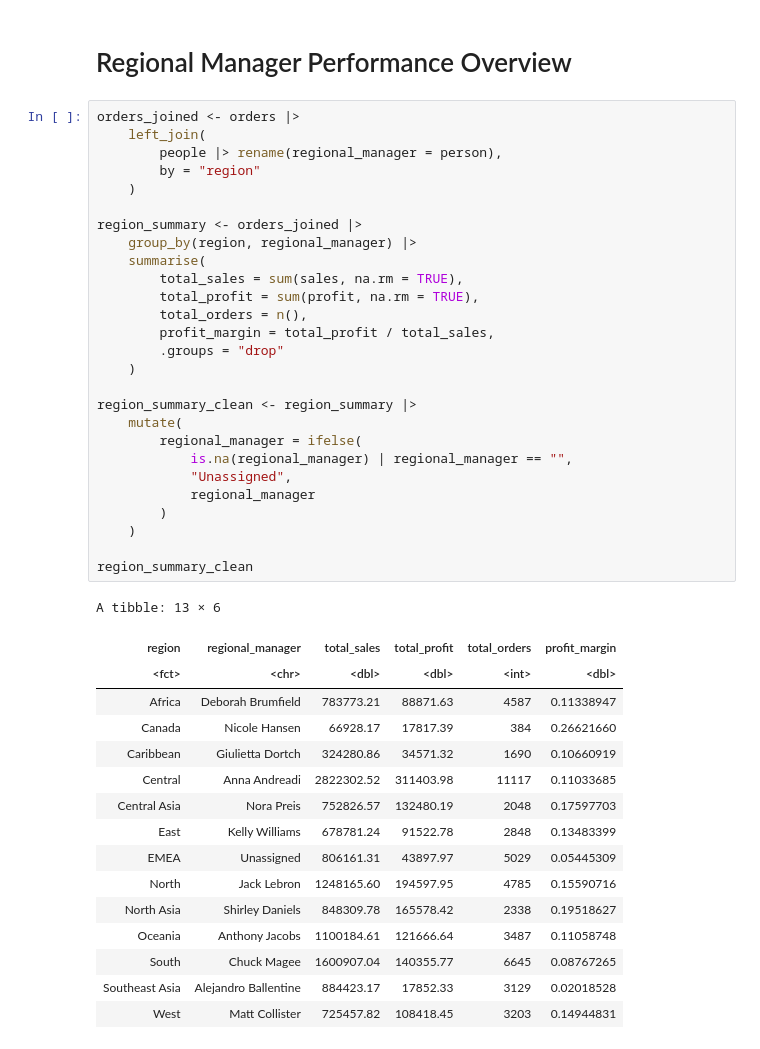
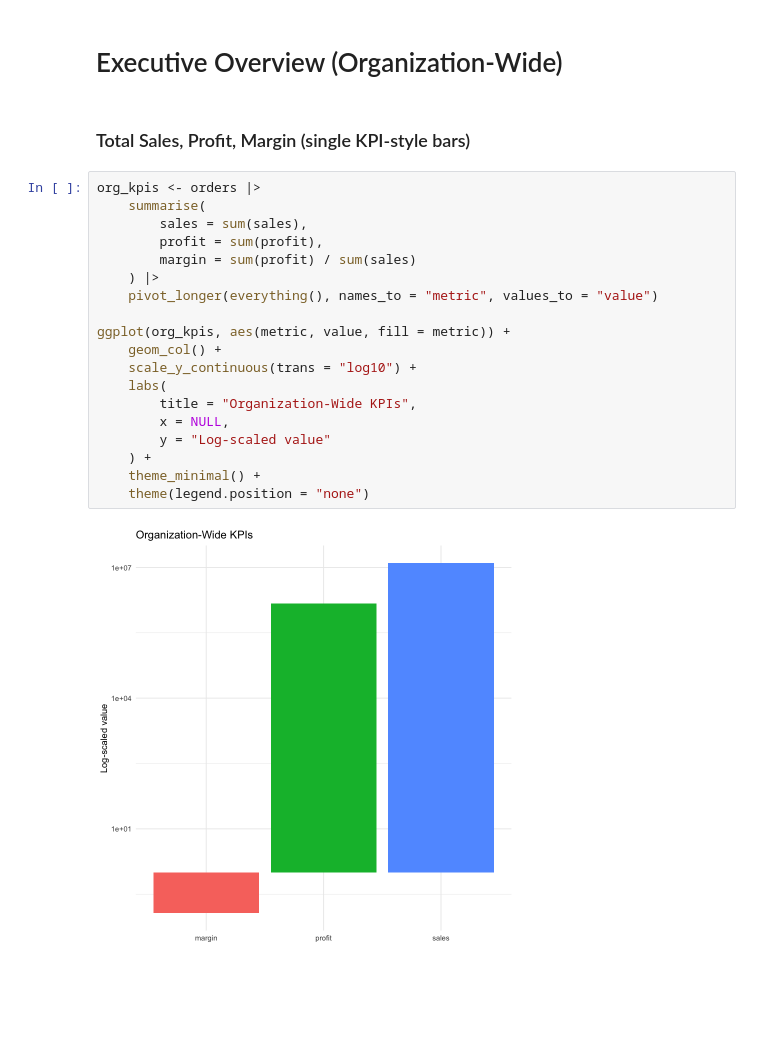
Before and after one commit to aleksiakolo/product-sales-analysis, a Jupyter notebook: notebooks/visualization/03_manager_performance.ipynb, the cells around one changed output. Saved outputs shown, nothing was run; the diff lists cells and outputs as text; blank space fills up the shorter version.

```diff
--- a/notebooks/visualization/03_manager_performance.ipynb
+++ b/notebooks/visualization/03_manager_performance.ipynb
@@ -45,49 +45,28 @@ chr (2): person, region
 
 ℹ Use `spec()` to retrieve the full column specification for this data.
 ℹ Specify the column types or set `show_col_types = FALSE` to quiet this message.
-# %% [markdown]
-# Regional Manager Performance Overview
-# %%
-orders_joined <- orders |>
-    left_join(
-        people |> rename(regional_manager = person),
-        by = "region"
-    )
-
-region_summary <- orders_joined |>
-    group_by(region, regional_manager) |>
-    summarise(
-        total_sales = sum(sales, na.rm = TRUE),
-        total_profit = sum(profit, na.rm = TRUE),
-        total_orders = n(),
-        profit_margin = total_profit / total_sales,
-        .groups = "drop"
-    )
-
-region_summary_clean <- region_summary |>
-    mutate(
-        regional_manager = ifelse(
-            is.na(regional_manager) | regional_manager == "",
-            "Unassigned",
-            regional_manager
-        )
-    )
-
-region_summary_clean
-# %% [output]
-A tibble: 13 × 6
-| region | regional_manager | total_sales | total_profit | total_orders | profit_margin |
-| <fct> | <chr> | <dbl> | <dbl> | <int> | <dbl> |
-| Africa | Deborah Brumfield | 783773.21 | 88871.63 | 4587 | 0.11338947 |
-| Canada | Nicole Hansen | 66928.17 | 17817.39 | 384 | 0.26621660 |
-| Caribbean | Giulietta Dortch | 324280.86 | 34571.32 | 1690 | 0.10660919 |
-| Central | Anna Andreadi | 2822302.52 | 311403.98 | 11117 | 0.11033685 |
-| Central Asia | Nora Preis | 752826.57 | 132480.19 | 2048 | 0.17597703 |
-| East | Kelly Williams | 678781.24 | 91522.78 | 2848 | 0.13483399 |
-| EMEA | Unassigned | 806161.31 | 43897.97 | 5029 | 0.05445309 |
-| North | Jack Lebron | 1248165.60 | 194597.95 | 4785 | 0.15590716 |
-| North Asia | Shirley Daniels | 848309.78 | 165578.42 | 2338 | 0.19518627 |
-| Oceania | Anthony Jacobs | 1100184.61 | 121666.64 | 3487 | 0.11058748 |
-| South | Chuck Magee | 1600907.04 | 140355.77 | 6645 | 0.08767265 |
-| Southeast Asia | Alejandro Ballentine | 884423.17 | 17852.33 | 3129 | 0.02018528 |
-| West | Matt Collister | 725457.82 | 108418.45 | 3203 | 0.14944831 |
+# %% [markdown]
+# Executive Overview (Organization-Wide)
+# %% [markdown]
+### Total Sales, Profit, Margin (single KPI-style bars)
+# %%
+org_kpis <- orders |>
+    summarise(
+        sales = sum(sales),
+        profit = sum(profit),
+        margin = sum(profit) / sum(sales)
+    ) |>
+    pivot_longer(everything(), names_to = "metric", values_to = "value")
+
+ggplot(org_kpis, aes(metric, value, fill = metric)) +
+    geom_col() +
+    scale_y_continuous(trans = "log10") +
+    labs(
+        title = "Organization-Wide KPIs",
+        x = NULL,
+        y = "Log-scaled value"
+    ) +
+    theme_minimal() +
+    theme(legend.position = "none")
+# %% [output]
+[figure, added]
```
Also changed, not shown: parts of 22 cells of this notebook, 12 other files.
